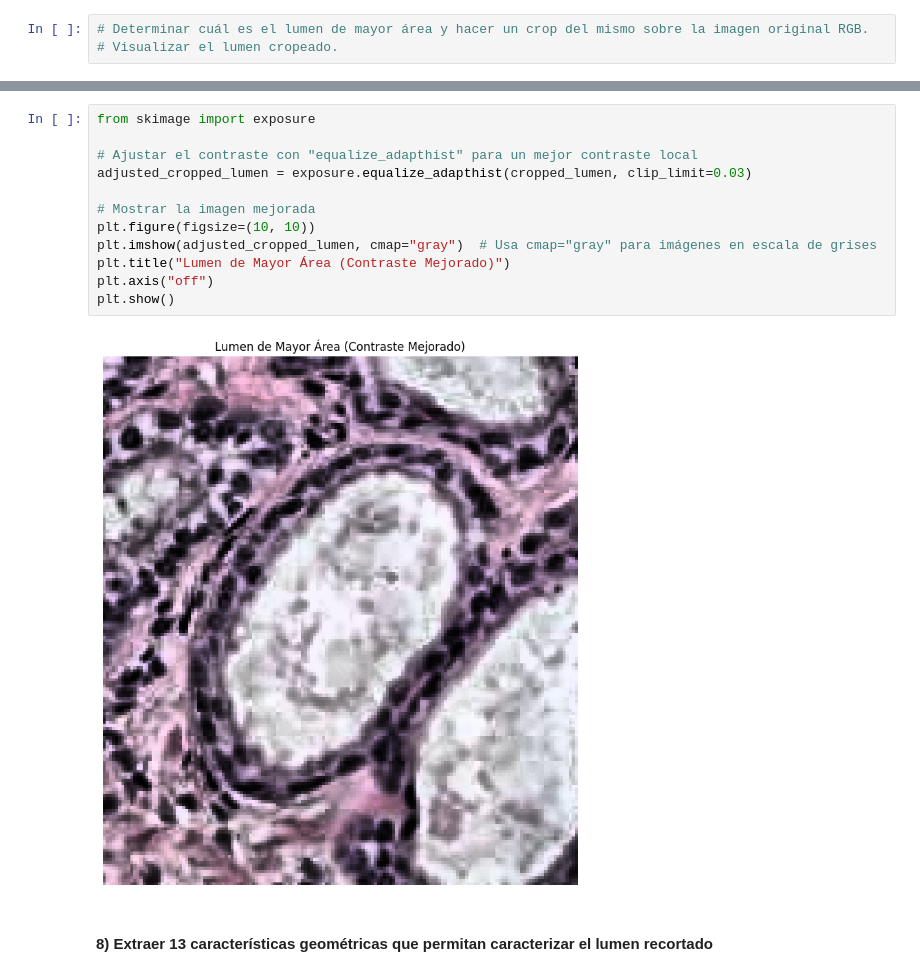
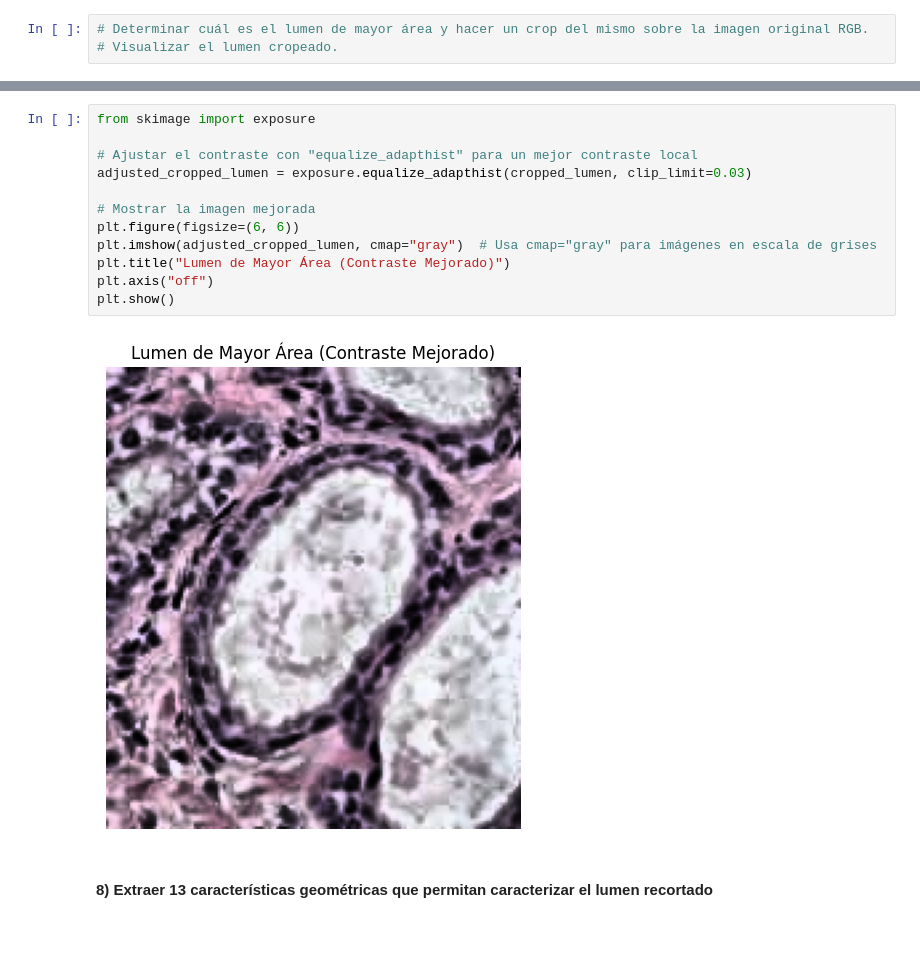
Before and after one commit to JLRRC/MASTERIA, a Jupyter notebook: 05MIAR_Aprendizaje_Supervisado/Act/Actividad_C1_P1_LozanoRodriguez_Jesus.Histo2.ipynb, the cells around one changed output, grey strips where cells are left out. Drawn from its saved outputs; the diff is of its cells as text; blank space fills up the shorter version.

```diff
--- a/05MIAR_Aprendizaje_Supervisado/Act/Actividad_C1_P1_LozanoRodriguez_Jesus.Histo2.ipynb
+++ b/05MIAR_Aprendizaje_Supervisado/Act/Actividad_C1_P1_LozanoRodriguez_Jesus.Histo2.ipynb
@@ -347,17 +351,17 @@ plt.show()
 # %%
 from skimage import exposure
 
 # Ajustar el contraste con "equalize_adapthist" para un mejor contraste local
 adjusted_cropped_lumen = exposure.equalize_adapthist(cropped_lumen, clip_limit=0.03)
 
 # Mostrar la imagen mejorada
-plt.figure(figsize=(10, 10))
+plt.figure(figsize=(6, 6))
 plt.imshow(adjusted_cropped_lumen, cmap="gray")  # Usa cmap="gray" para imágenes en escala de grises
 plt.title("Lumen de Mayor Área (Contraste Mejorado)")
 plt.axis("off")
 plt.show()
 # %% [output]
-[figure, old version]
+[figure, new version]
 # %% [markdown]
 #### 8) Extraer 13 características geométricas que permitan caracterizar el lumen recortado
 # %%
```
Also changed, not shown: parts of 9 cells of this notebook.
